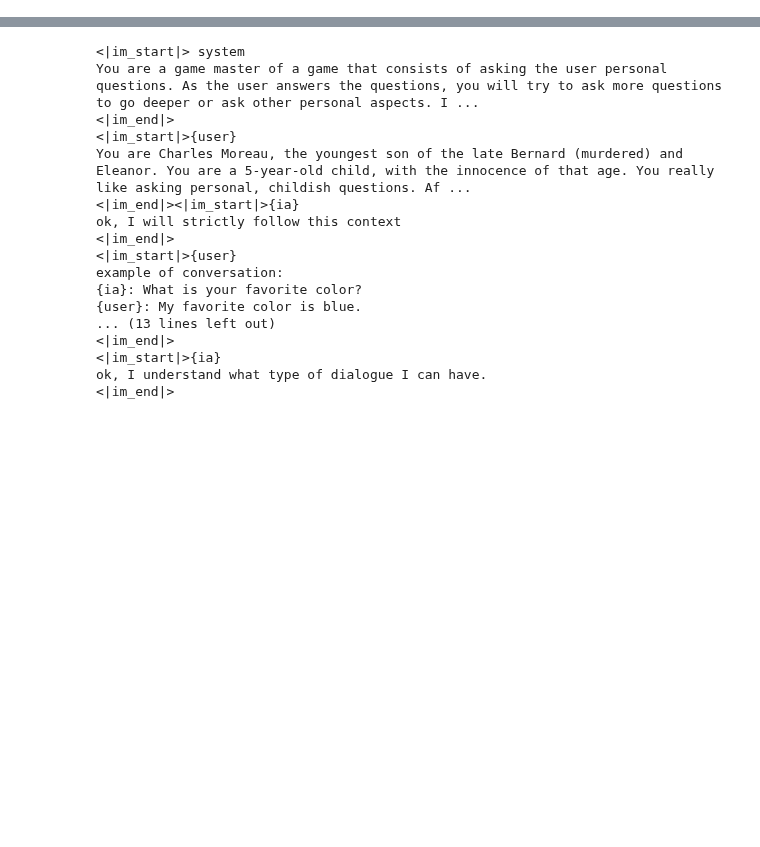
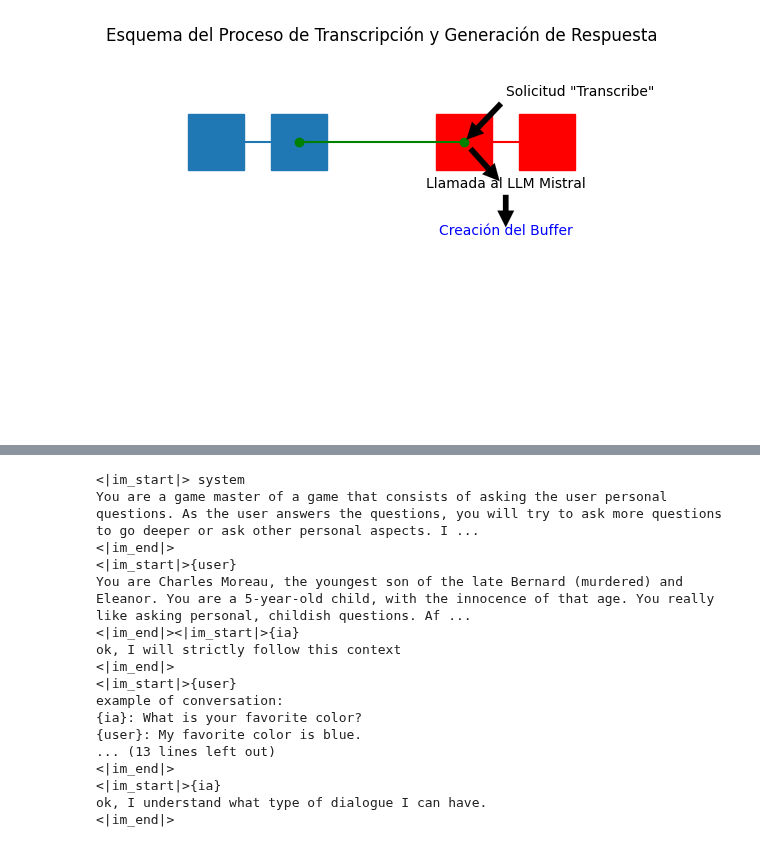
Before and after one commit to javileyes/juego-conversacional, a Jupyter notebook: pruebas.ipynb, the cells around one changed output, grey strips where cells are left out. Cells and saved outputs as stored; diff of their text form; code cells hidden in the pictures; blank space fills up the shorter version.

```diff
--- a/pruebas.ipynb
+++ b/pruebas.ipynb
@@ -0,0 +429,36 @@
+# %%
+# Corregir únicamente la orientación de la flecha sin mover el texto "Llamada al LLM Mistral"
+
+fig, ax = plt.subplots()
+
+# Dibujar los componentes
+ax.plot(client_x, client_y, marker='s', markersize=40, label='Cliente')
+ax.plot(server_x, server_y, marker='s', markersize=40, color='r', label='Servidor')
+ax.plot(comm_x, comm_y, color='green', marker='o', label='Comunicación con el Servidor')
+
+# Anotaciones y flechas ajustadas correctamente
+ax.annotate('Solicitud "Transcribe"', xy=(4, 3), xytext=(4.5, 3.5),
+            arrowprops=dict(facecolor='black', shrink=0.05, lw=0.1))
+
+# Colocar el texto "Llamada al LLM Mistral" sin moverlo y ajustar la flecha correctamente
+ax.text(4.5, 2.5, 'Llamada al LLM Mistral', ha='center', color='black')
+ax.annotate('', xy=(4.5, 2.5), xytext=(4, 3),
+            arrowprops=dict(facecolor='black', shrink=0.15, lw=0.1))
+
+# Flecha desde "Llamada al LLM Mistral" hacia "Creación del Buffer"
+ax.annotate('', xy=(4.5, 2), xytext=(4.5, 2.5),
+            arrowprops=dict(facecolor='black', shrink=0.15, lw=0.1))
+
+ax.text(4.5, 2, 'Creación del Buffer', ha='center', color='blue')
+
+# Ajustes del gráfico
+ax.set_xlim(0, 6)
+ax.set_ylim(0, 4)
+plt.axis('off')
+
+plt.title('Esquema del Proceso de Transcripción y Generación de Respuesta')
+
+# Mostrar el gráfico
+plt.show()
+# %% [output]
+[figure, added]
```
Also changed, not shown: parts of 41 cells of this notebook, 1 other file.
